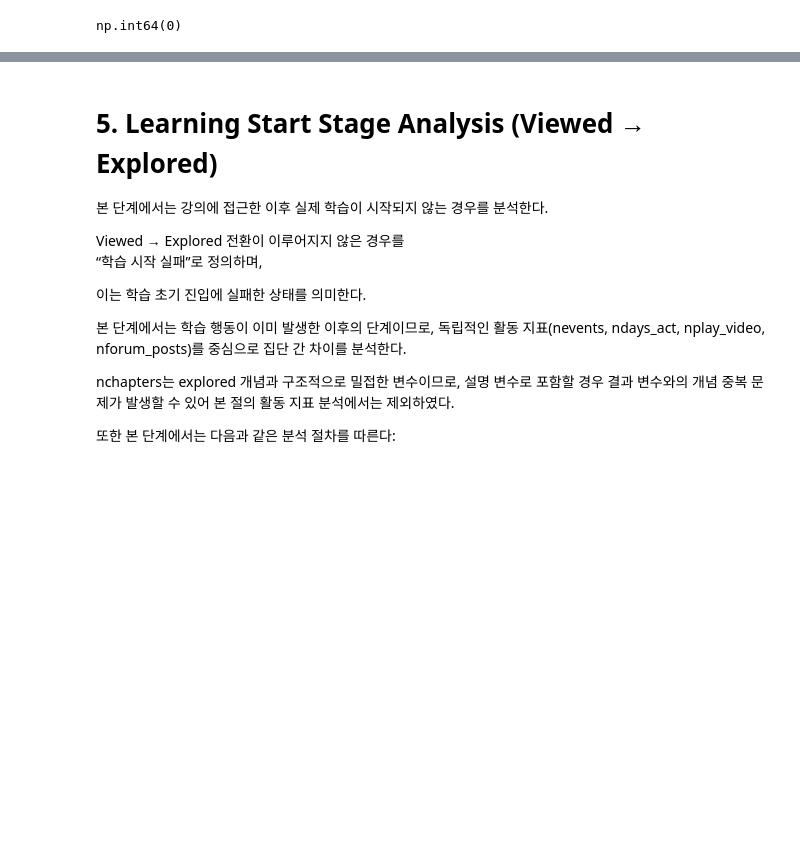
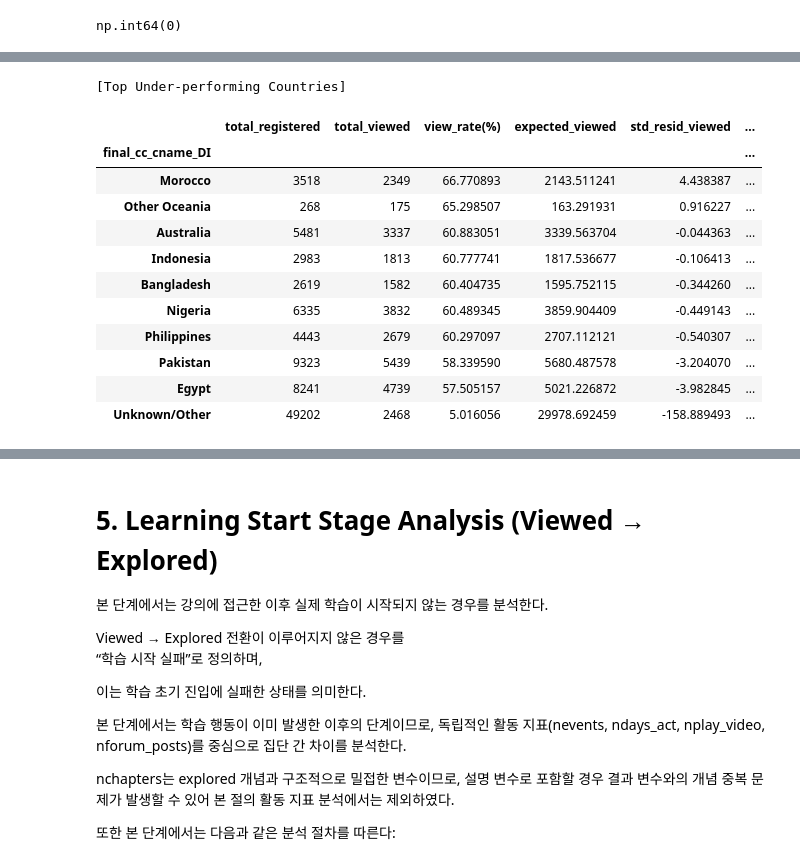
Before and after one commit to Ojirokim/data-analysis-practical-project, a Jupyter notebook: 김규열/퍼널_임계값분석.ipynb, the cells around one changed output, grey strips where cells are left out. Saved outputs shown, nothing was run; the diff lists cells and outputs as text; code cells hidden in the pictures; blank space fills up the shorter version.

```diff
--- a/김규열/퍼널_임계값분석.ipynb
+++ b/김규열/퍼널_임계값분석.ipynb
@@ -368,0 +441,18 @@ Access Stage에서는 대부분의 인구통계 변수들이
+# %%
+# 결과 확인
+print("\n[Top Under-performing Countries]")
+display(summary.tail(10))
+# %% [output]
+[Top Under-performing Countries]
+|  | total_registered | total_viewed | view_rate(%) | expected_viewed | std_resid_viewed | ... |
+| final_cc_cname_DI |  |  |  |  |  | ... |
+| Morocco | 3518 | 2349 | 66.770893 | 2143.511241 | 4.438387 | ... |
+| Other Oceania | 268 | 175 | 65.298507 | 163.291931 | 0.916227 | ... |
+| Australia | 5481 | 3337 | 60.883051 | 3339.563704 | -0.044363 | ... |
+| Indonesia | 2983 | 1813 | 60.777741 | 1817.536677 | -0.106413 | ... |
+| Bangladesh | 2619 | 1582 | 60.404735 | 1595.752115 | -0.344260 | ... |
+| Nigeria | 6335 | 3832 | 60.489345 | 3859.904409 | -0.449143 | ... |
+| Philippines | 4443 | 2679 | 60.297097 | 2707.112121 | -0.540307 | ... |
+| Pakistan | 9323 | 5439 | 58.339590 | 5680.487578 | -3.204070 | ... |
+| Egypt | 8241 | 4739 | 57.505157 | 5021.226872 | -3.982845 | ... |
+| Unknown/Other | 49202 | 2468 | 5.016056 | 29978.692459 | -158.889493 | ... |
```
Also changed, not shown: parts of 25 cells of this notebook.
